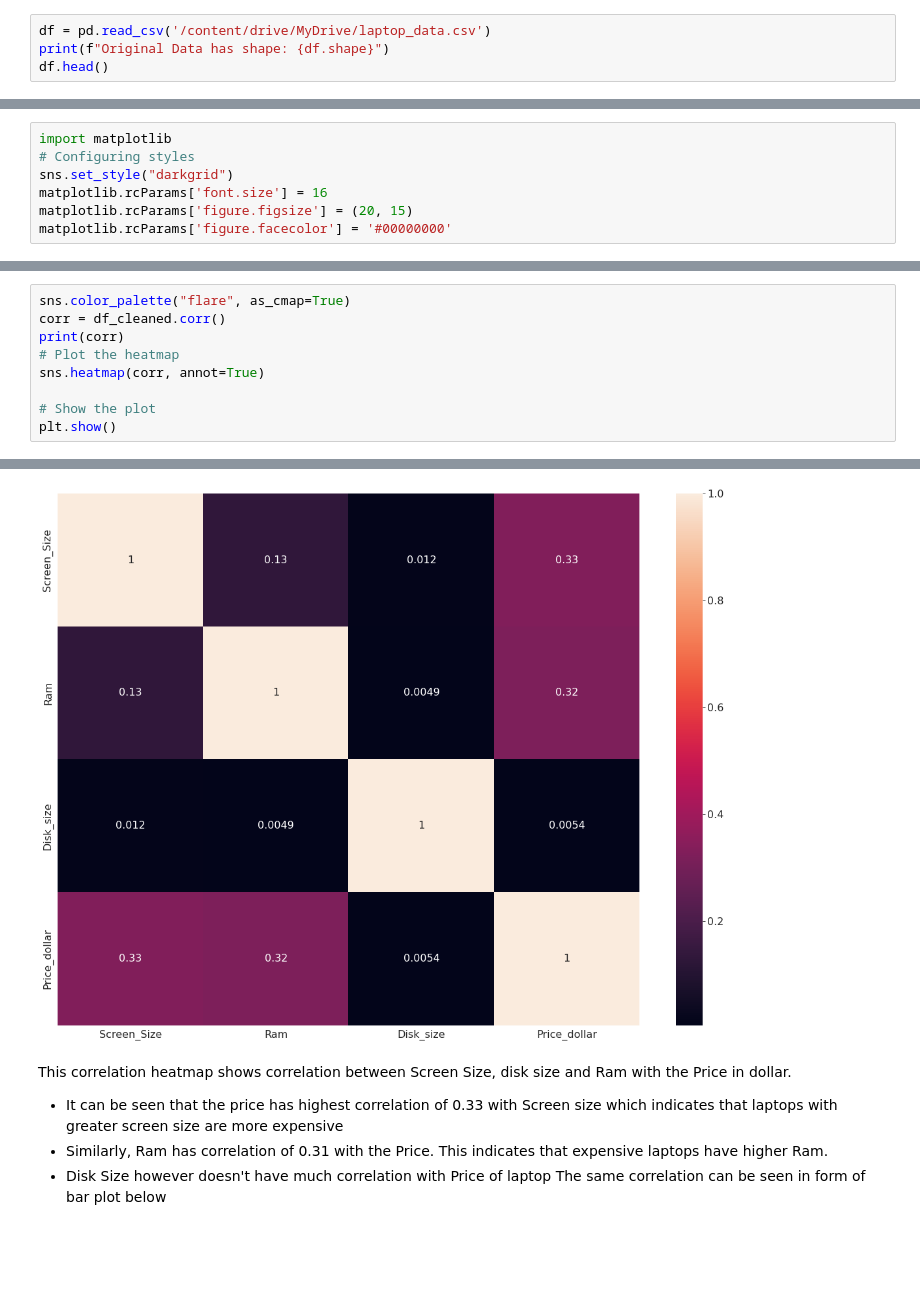
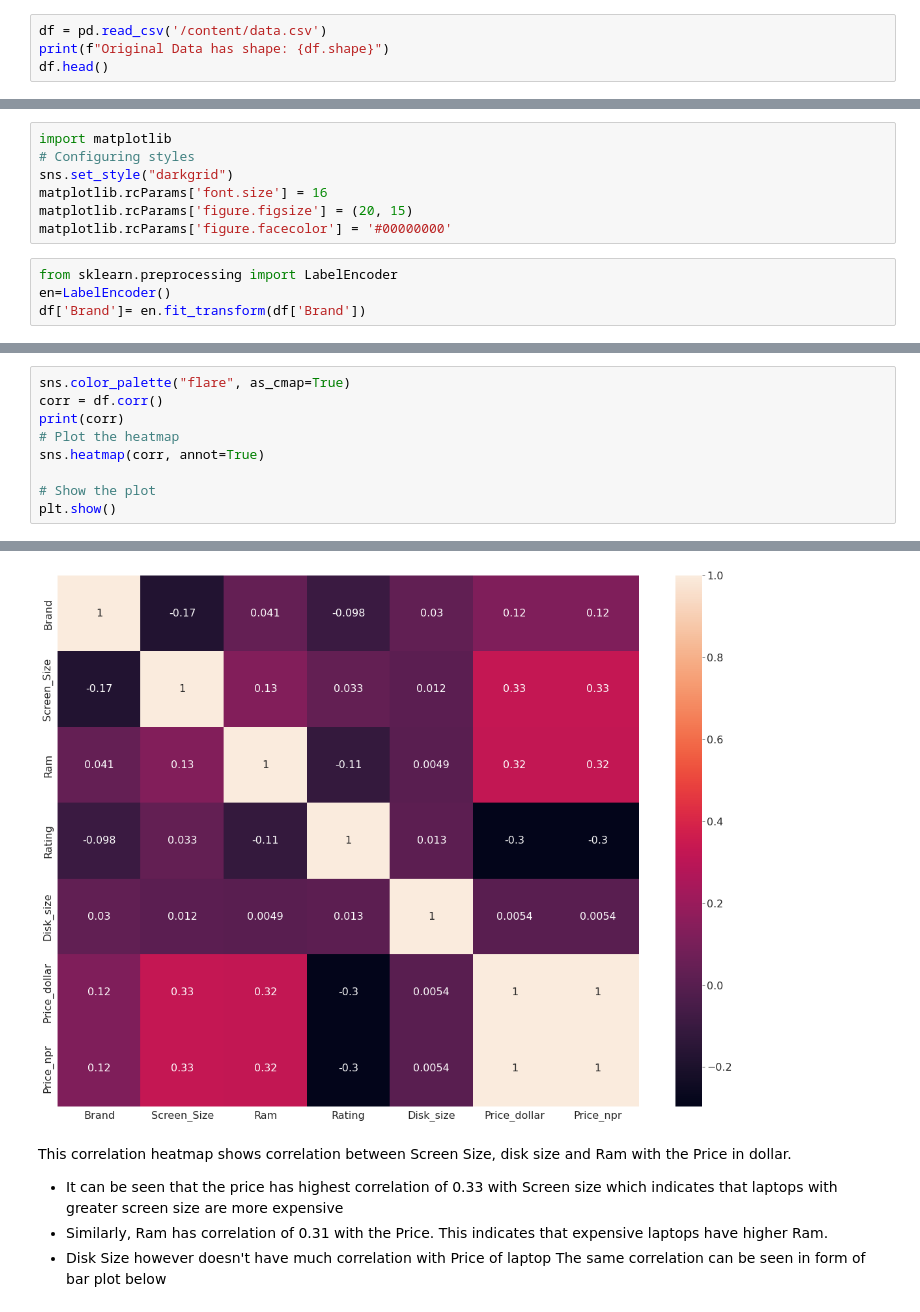
Before and after one commit to JuJu2181/Amazon-Laptop-Data-Scraping-And-Visualization, a Jupyter notebook: visualization.ipynb, the cells around one changed output, grey strips where cells are left out. Cells and saved outputs as stored; diff of their text form; blank space fills up the shorter version.

Commit message:
updated visualization notebook

```diff
--- a/visualization.ipynb
+++ b/visualization.ipynb
@@ -38,7 +38,7 @@ pd.set_option('display.max_rows', None)
 # %% [markdown]
 Loading the scraped data
 # %%
-df = pd.read_csv('/content/drive/MyDrive/laptop_data.csv')
+df = pd.read_csv('/content/data.csv')
 print(f"Original Data has shape: {df.shape}")
 df.head()
 # %% [output]
@@ -371,3 +353,7 @@ sns.set_style("darkgrid")
 matplotlib.rcParams['font.size'] = 16
 matplotlib.rcParams['figure.figsize'] = (20, 15)
 matplotlib.rcParams['figure.facecolor'] = '#00000000'
+# %%
+from sklearn.preprocessing import LabelEncoder
+en=LabelEncoder()
+df['Brand']= en.fit_transform(df['Brand'])
@@ -374,6 +380,6 @@ matplotlib.rcParams['figure.facecolor'] = '#00000000'
 # %%
 sns.color_palette("flare", as_cmap=True)
-corr = df_cleaned.corr()
+corr = df.corr()
 print(corr)
 # Plot the heatmap
 sns.heatmap(corr, annot=True)
@@ -389,4 +407,4 @@ Price_dollar     0.330730  0.321909   0.005416      1.000000
-[figure, old version]
+[figure, new version]
 # %% [markdown]
 This correlation heatmap shows correlation between Screen Size, disk size and Ram with the Price in dollar.
 - It can be seen that the price has highest correlation of 0.33 with Screen size which indicates that laptops with greater screen size are more expensive
```
Also changed, not shown: parts of 6 cells of this notebook, 1 other file.
